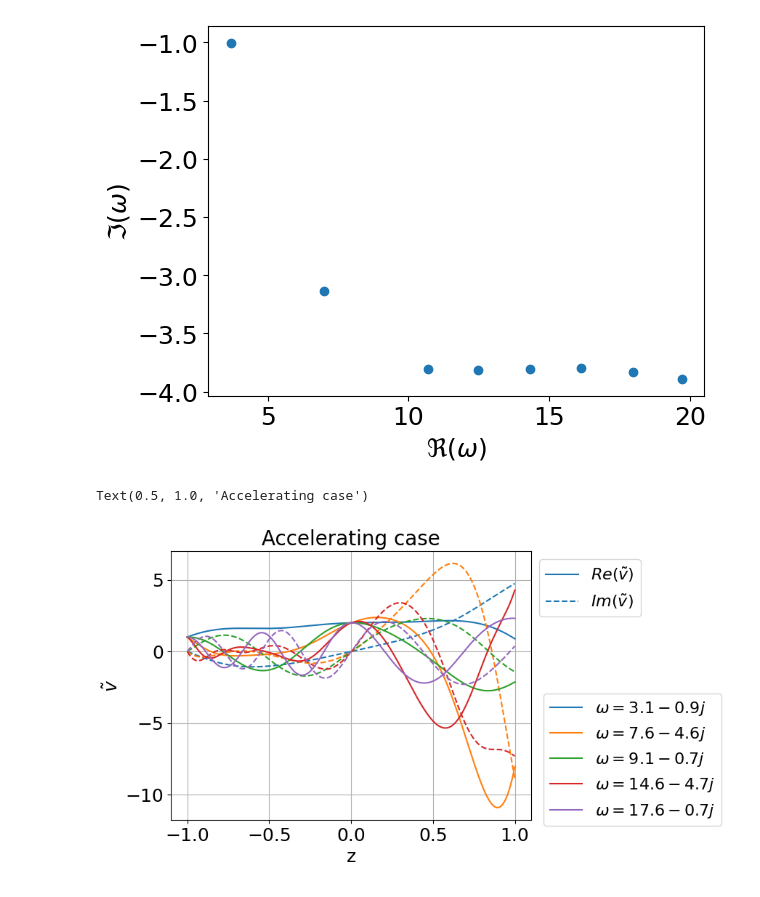
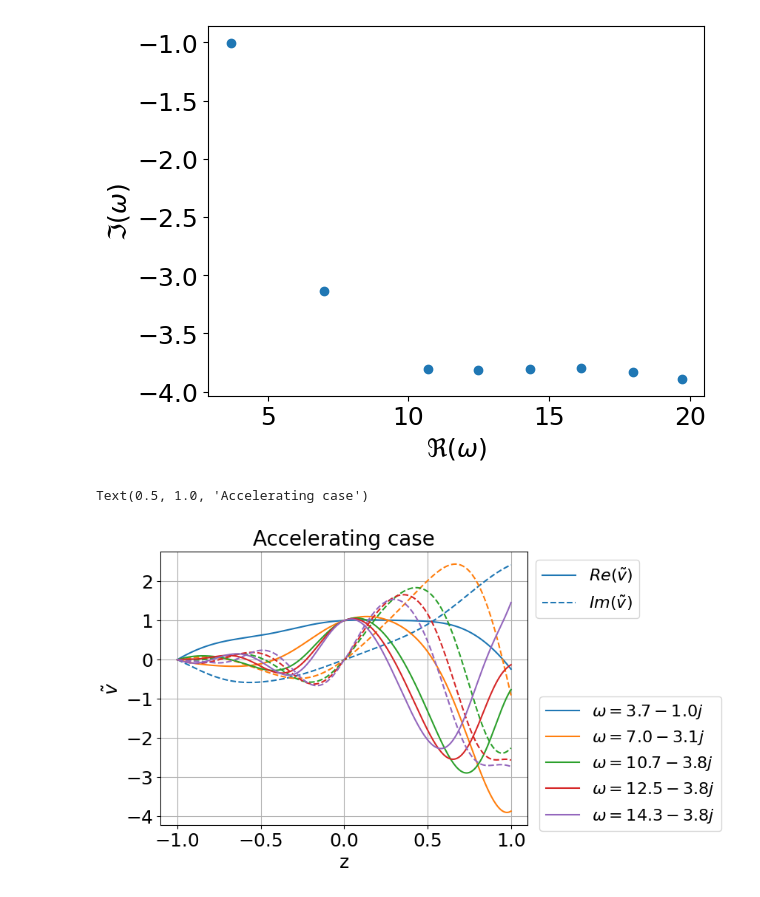
Before and after one commit to HuntFeng/magnetic-nozzle-spectral-instability, a Jupyter notebook: singular-perturbation.ipynb, the cells around one changed output. Drawn from its saved outputs; the diff is of its cells as text; code cells hidden in the pictures.

```diff
--- a/singular-perturbation.ipynb
+++ b/singular-perturbation.ipynb
@@ -8,7 +8,7 @@ from tqdm import tqdm
 N = 501
 Mm = 1.0
 constant_v = False
-accelerating = True
+accelerating = False
 boundary = Boundary.FIXED_FIXED
 
 params = Params(Mm, constant_v, accelerating, boundary)
@@ -91,7 +91,7 @@ def RK4(f: callable, z_arr: np.array, y0: np.array, params: dict, return_array:
 def ivp(z_arr: np.array, omega: complex):
     a = (2j*omega - 4*v0_p(0))/(-2*v0_p(0))
     b = (omega**2 + 2j*omega*v0_p(0) - 2*v0_pp(0))/(-2*v0_p(0))
-    c0 = 2
+    c0 = 1
     c1 = -c0*b/a
     c2 = -c1*b/(2*(1+a))
 
@@ -104,7 +104,7 @@ def shooting(omega: np.array):
     omega = complex(*omega)
     a = (2j*omega - 4*v0_p(0))/(-2*v0_p(0))
     b = (omega**2 + 2j*omega*v0_p(0) - 2*v0_pp(0))/(-2*v0_p(0))
-    c0 = 2
+    c0 = 1
     c1 = -c0*b/a
     c2 = -c1*b/(2*(1+a))
 
@@ -114,7 +114,7 @@ def shooting(omega: np.array):
     y0 = np.array([c0, c1])
     y = RK4(f, z_arr, y0, params, return_array=False)
     # we want y[0].real = y[0].imag = 0
-    return [y[0].real - 1, y[0].imag]
+    return [y[0].real, y[0].imag]
 # %%
 omegas = []
 for real_part in tqdm(range(0, 22, 2)):
@@ -134,21 +136,21 @@ ax = nozzle.plot_eigenvalues()
 # %%
 fig, ax = plt.subplots()
 z_left = x[x<=0][::-1]
 z_right = x[x>0]
 z = x
 for omega in omegas[:5]:
     y_left = ivp(z_left, omega)
     y_right = ivp(z_right, omega)
     v = np.concatenate([y_left[0][::-1], y_right[0]])
     line = plt.plot(z, v.real, label=f"$\omega={omega:.1f}$")
     plt.plot(z, v.imag, "--", color=line[0]._color)
 plt.grid()
 plt.xlabel("z")
 plt.ylabel("$\\tilde{v}$")
 legend = plt.legend(["$Re(\\tilde{v})$", "$Im(\\tilde{v})$"], bbox_to_anchor=(1,1))
 plt.legend(bbox_to_anchor=(1.55,0.5))
 fig.add_artist(legend)
-plt.title("Accelerating case")
+plt.title("Accelerating case" if params.accelerating else "Decelerating case")
 # %% [output]
 Text(0.5, 1.0, 'Accelerating case')
-[figure, old version]
+[figure, new version]
```
Also changed, not shown: parts of 1 cell of this notebook, 12 other files.
